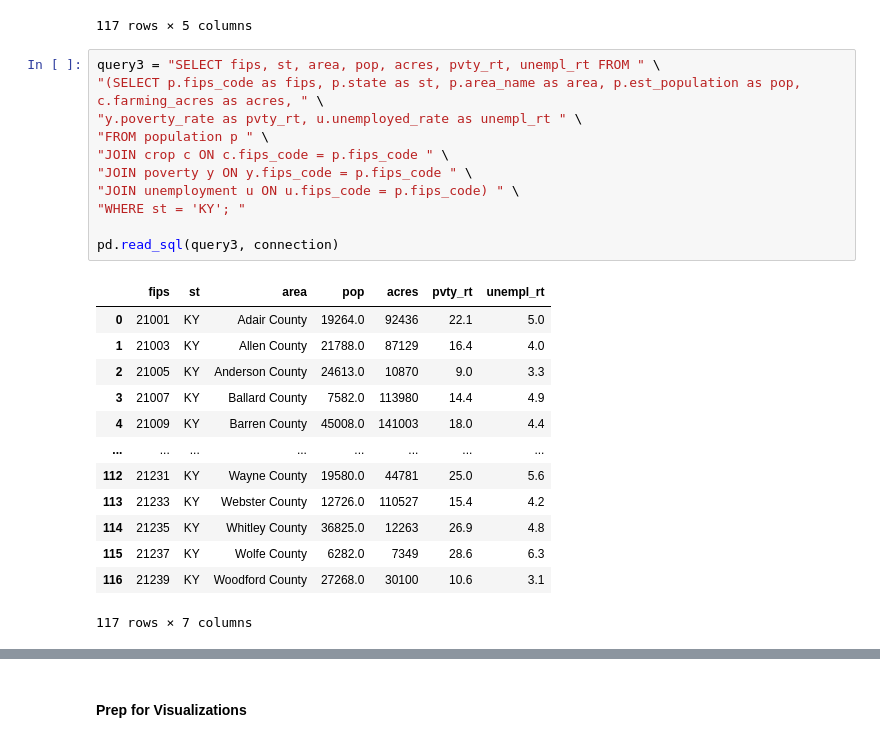
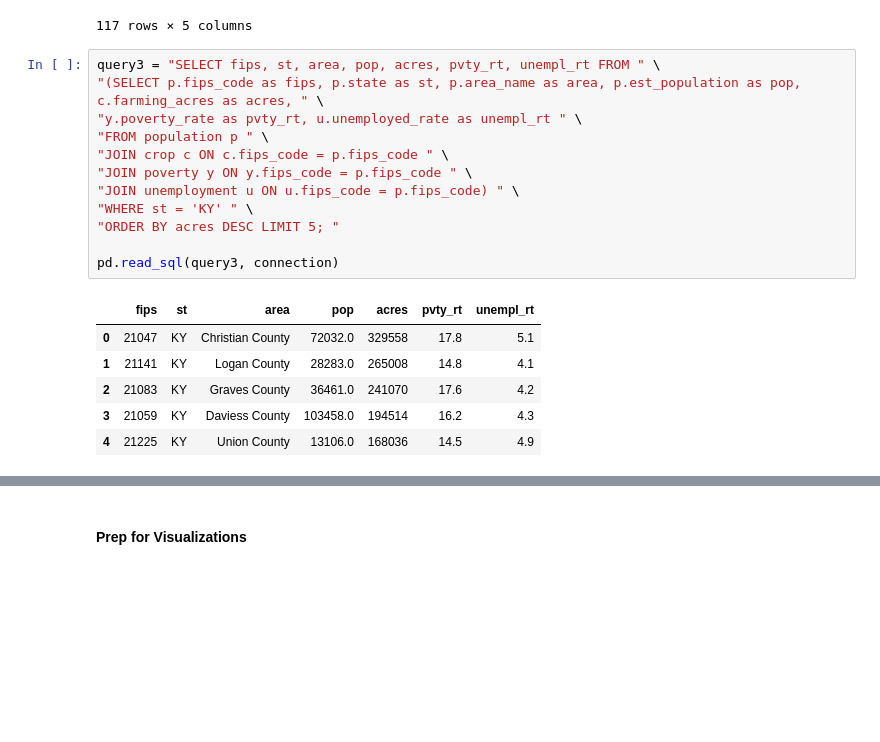
Before and after one commit to reppenp/Capstone_Project_Agri_Influence, a Jupyter notebook: workbook/agri_influence.ipynb, the cells around one changed output, grey strips where cells are left out. Drawn from its saved outputs; the diff is of its cells as text; blank space fills up the shorter version.

```diff
--- a/workbook/agri_influence.ipynb
+++ b/workbook/agri_influence.ipynb
@@ -755,25 +831,19 @@ pd.read_sql(query2, connection)
 # %%
 query3 = "SELECT fips, st, area, pop, acres, pvty_rt, unempl_rt FROM " \
 "(SELECT p.fips_code as fips, p.state as st, p.area_name as area, p.est_population as pop, c.farming_acres as acres, " \
 "y.poverty_rate as pvty_rt, u.unemployed_rate as unempl_rt " \
 "FROM population p " \
 "JOIN crop c ON c.fips_code = p.fips_code " \
 "JOIN poverty y ON y.fips_code = p.fips_code " \
 "JOIN unemployment u ON u.fips_code = p.fips_code) " \
-"WHERE st = 'KY'; "
+"WHERE st = 'KY' " \
+"ORDER BY acres DESC LIMIT 5; "
 
 pd.read_sql(query3, connection)
 # %% [output]
 |  | fips | st | area | pop | acres | pvty_rt | unempl_rt |
-| 0 | 21001 | KY | Adair County | 19264.0 | 92436 | 22.1 | 5.0 |
-| 1 | 21003 | KY | Allen County | 21788.0 | 87129 | 16.4 | 4.0 |
-| 2 | 21005 | KY | Anderson County | 24613.0 | 10870 | 9.0 | 3.3 |
-| 3 | 21007 | KY | Ballard County | 7582.0 | 113980 | 14.4 | 4.9 |
-| 4 | 21009 | KY | Barren County | 45008.0 | 141003 | 18.0 | 4.4 |
-| ... | ... | ... | ... | ... | ... | ... | ... |
-| 112 | 21231 | KY | Wayne County | 19580.0 | 44781 | 25.0 | 5.6 |
-| 113 | 21233 | KY | Webster County | 12726.0 | 110527 | 15.4 | 4.2 |
-| 114 | 21235 | KY | Whitley County | 36825.0 | 12263 | 26.9 | 4.8 |
-| 115 | 21237 | KY | Wolfe County | 6282.0 | 7349 | 28.6 | 6.3 |
-| 116 | 21239 | KY | Woodford County | 27268.0 | 30100 | 10.6 | 3.1 |
+| 0 | 21047 | KY | Christian County | 72032.0 | 329558 | 17.8 | 5.1 |
+| 1 | 21141 | KY | Logan County | 28283.0 | 265008 | 14.8 | 4.1 |
+| 2 | 21083 | KY | Graves County | 36461.0 | 241070 | 17.6 | 4.2 |
+| 3 | 21059 | KY | Daviess County | 103458.0 | 194514 | 16.2 | 4.3 |
+| 4 | 21225 | KY | Union County | 13106.0 | 168036 | 14.5 | 4.9 |
-117 rows × 7 columns
```
Also changed, not shown: parts of 16 cells of this notebook, 1 other file.
